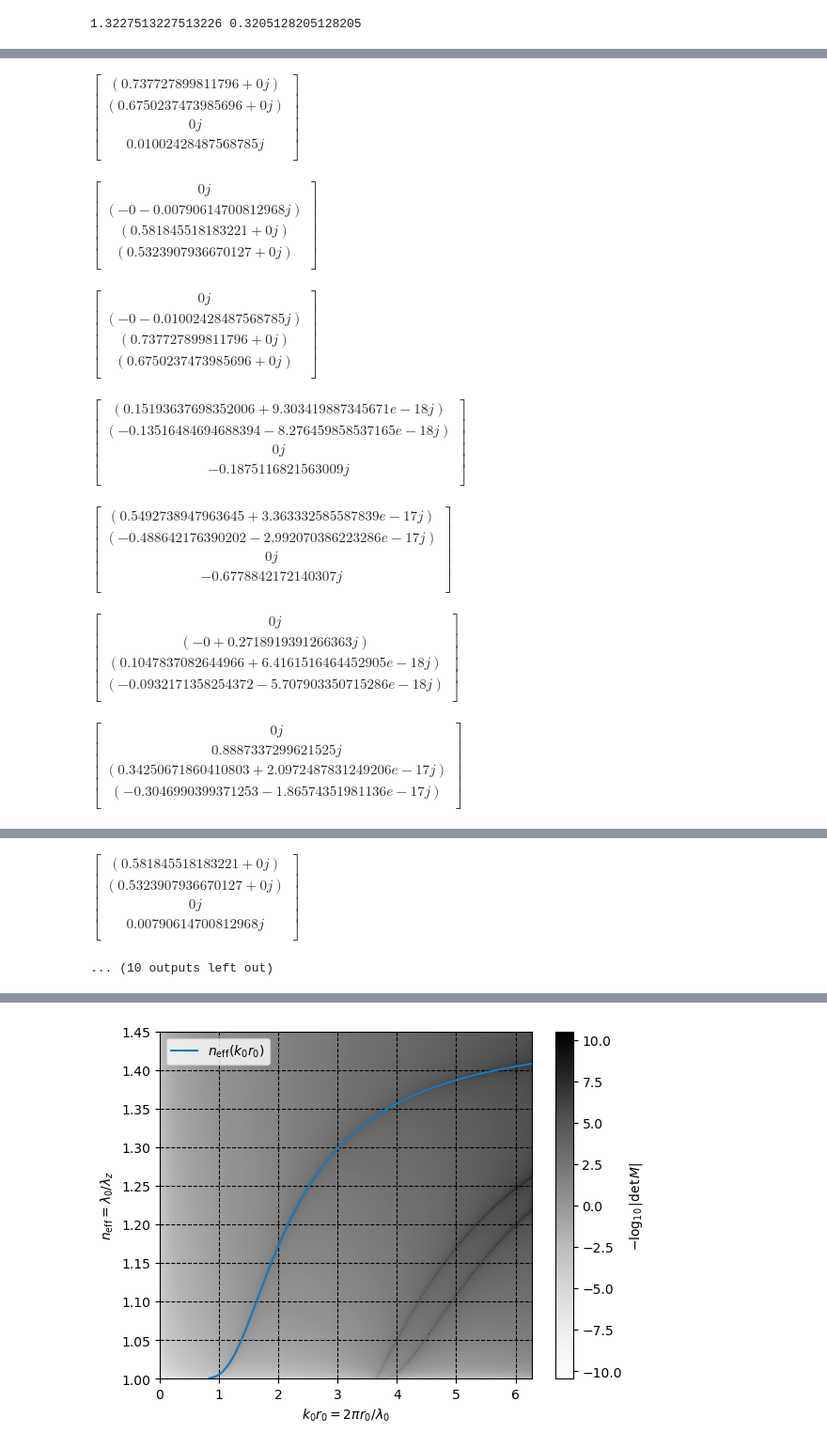
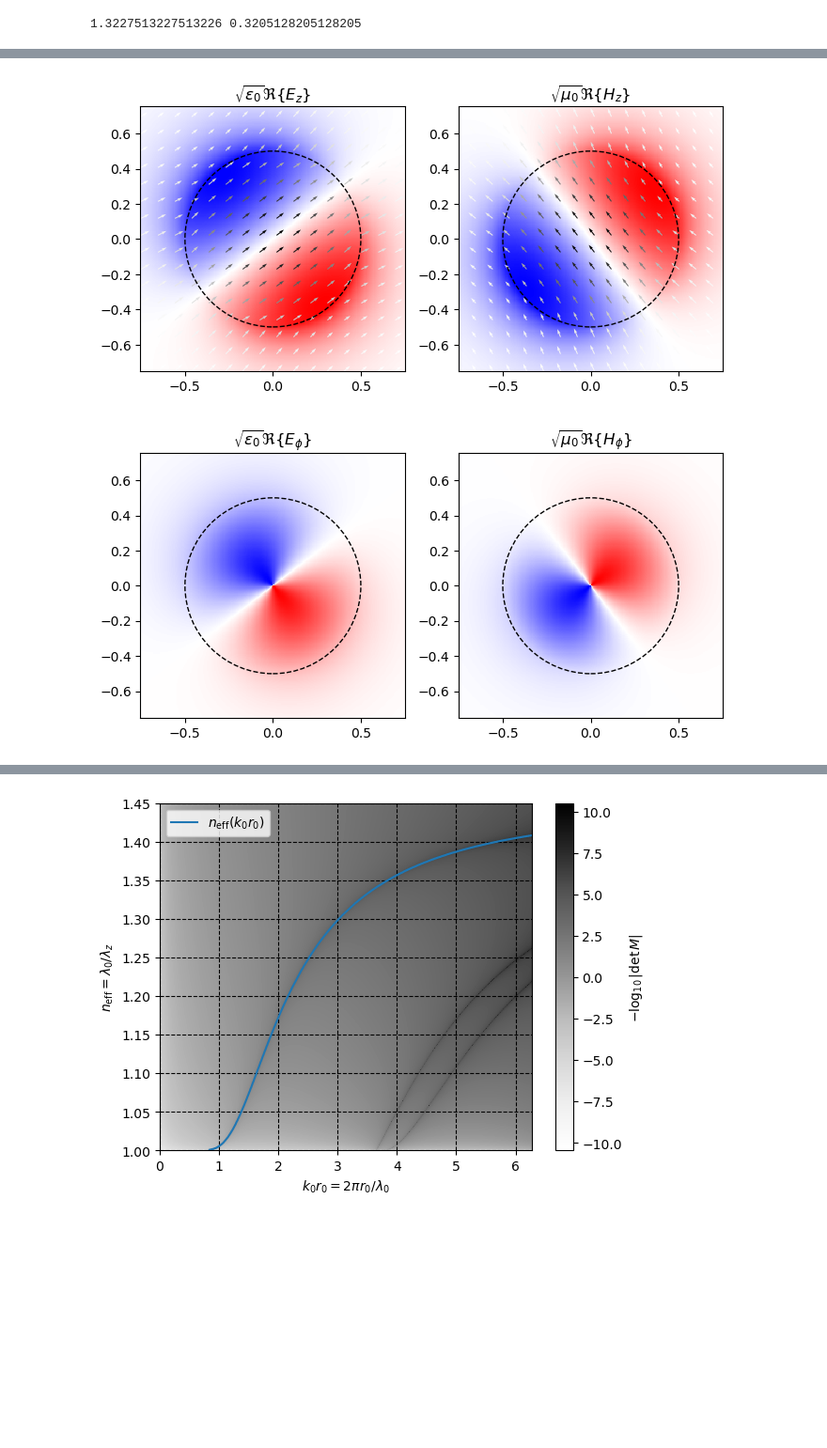
Before and after one commit to Sevastienn/ChiralForce-Fibre, a Jupyter notebook: cylinder/fields.ipynb, the cells around one changed output, grey strips where cells are left out. Shown at 94% size. Saved outputs shown, nothing was run; the diff lists cells and outputs as text; code cells hidden in the pictures; blank space fills up the shorter version.

```diff
--- a/cylinder/fields.ipynb
+++ b/cylinder/fields.ipynb
@@ -93,21 +83,22 @@ $\displaystyle \begin{bmatrix}(0.5600880335272697+0j)\\(1.0515249010133303+0j)\\
 # %%
-r0_per_λ0=.4
+r0_per_λ0=0.5
 λ0=250e-9
 r0=r0_per_λ0*λ0
 
 m=1.5*r0_per_λ0
-N=500
+N=250
 step=int(N/15)
 x=λ0*np.linspace(-m,m,int(N))
 y=λ0*np.linspace(-m,m,int(N))
-z=0
-X, Y = np.meshgrid(x, y)
+z=λ0*np.linspace(0,m,int(N/2))
+X, Y, Z = np.meshgrid(x, y, z)
+zix=50
 
 def em(F):
     return np.sqrt(np.abs(F[0])**2+np.abs(F[1])**2)
 
-E=fields.get_E(X,Y,z,λ0,r0)
-H=fields.get_H(X,Y,z,λ0,r0)
+E=fields.get_E(X,Y,Z,λ0,r0,ℓ=1,times_ϵ=False)
+H=fields.get_H(X,Y,Z,λ0,r0,ℓ=1)
 
 # fig, ax = plt.subplots(ncols=2,figsize=(8,3))
 # ax[0].axvline(x=r0/λ0, linestyle='--',color='black')
@@ -128,41 +119,39 @@ H=fields.get_H(X,Y,z,λ0,r0)
 
 fig, ax = plt.subplots(ncols=2,figsize=(8,4))
 # ax[0].pcolormesh(X/λ0,Y/λ0,np.real(E[2]),cmap='bwr')
-ax[0].pcolormesh(X/λ0,Y/λ0,np.real(E[2]),cmap='bwr')
+ax[0].pcolormesh(X[:,:,zix]/λ0,Y[:,:,zix]/λ0,np.real(E[2])[:,:,zix],cmap='bwr')
 # ax[0].pcolormesh(X[int(N/2-2):int(N/2+2),:]/λ0,Y[int(N/2-2):int(N/2+2),:]/λ0,np.real(E[2])[int(N/2-2):int(N/2+2),:],cmap='bwr')
-# ax[0].quiver(X[::step,::step]/λ0,Y[::step,::step]/λ0,np.real(E[0][::step,::step])/em(E)[::step,::step],np.real(E[1][::step,::step])/em(E)[::step,::step],em(E)[::step,::step],cmap='Greys')
-# circle=plt.Circle((0, 0), r0/λ0, color='black',fill=False,linestyle='--')
-# ax[0].add_artist(circle)
-# ax[0].set_ylim(-m,m)
+ax[0].quiver(X[::step,::step,zix]/λ0,Y[::step,::step,zix]/λ0,np.real(E[0][::step,::step,zix])/em(E)[::step,::step,zix],np.real(E[1][::step,::step,zix])/em(E)[::step,::step,zix],em(E)[::step,::step,zix],cmap='Greys')
+circle=plt.Circle((0, 0), r0/λ0, color='black',fill=False,linestyle='--')
+ax[0].add_artist(circle,)
 ax[0].set_aspect('equal')
-ax[0].set_title(r'$E$')
+ax[0].set_title(r'$\sqrt{\epsilon_0}\Re\{E_z\}$')
 
-ax[1].pcolormesh(X/λ0,Y/λ0,np.real(H[2]),cmap='bwr')
-# ax[1].quiver(X[::step,::step]/λ0,Y[::step,::step]/λ0,np.real(H[0][::step,::step])/em(H)[::step,::step],np.real(H[1][::step,::step])/em(H)[::step,::step],em(H)[::step,::step],cmap='Greys')
-# circle=plt.Circle((0, 0), r0/λ0, color='black',fill=False,linestyle='--')
-# ax[1].add_artist(circle)
+ax[1].pcolormesh(X[:,:,zix]/λ0,Y[:,:,zix]/λ0,np.real(H[2])[:,:,zix],cmap='bwr')
+ax[1].quiver(X[::step,::step,zix]/λ0,Y[::step,::step,zix]/λ0,np.real(H[0][::step,::step,zix])/em(H)[::step,::step,zix],np.real(H[1][::step,::step,zix])/em(H)[::step,::step,zix],em(H)[::step,::step,zix],cmap='Greys')
+circle=plt.Circle((0, 0), r0/λ0, color='black',fill=False,linestyle='--')
+ax[1].add_artist(circle)
 ax[1].set_aspect('equal')
-ax[1].set_title(r'$H$')
+ax[1].set_title(r'$\sqrt{\mu_0}\Re\{H_z\}$')
 
 plt.show()
 
 fig, ax = plt.subplots(ncols=2,figsize=(8,4))
 # ax[0].pcolormesh(X/λ0,Y/λ0,np.real(E[2]),cmap='bwr')
-ax[0].pcolormesh(X/λ0,Y/λ0,np.real(E[3]),cmap='bwr')
+ax[0].pcolormesh(X[:,:,zix]/λ0,Y[:,:,zix]/λ0,np.real(E[3])[:,:,zix],cmap='bwr')
 # ax[0].pcolormesh(X[int(N/2-2):int(N/2+2),:]/λ0,Y[int(N/2-2):int(N/2+2),:]/λ0,np.real(E[2])[int(N/2-2):int(N/2+2),:],cmap='bwr')
-# ax[0].quiver(X[::step,::step]/λ0,Y[::step,::step]/λ0,np.real(E[0][::step,::step])/em(E)[::step,::step],np.real(E[1][::step,::step])/em(E)[::step,::step],em(E)[::step,::step],cmap='Greys')
-# circle=plt.Circle((0, 0), r0/λ0, color='black',fill=False,linestyle='--')
-# ax[0].add_artist(circle)
-# ax[0].set_ylim(-m,m)
+# ax[0].quiver(X[::step,::step,zix]/λ0,Y[::step,::step,zix]/λ0,np.real(E[0][::step,::step,zix])/em(E)[::step,::step,zix],np.real(E[1][::step,::step,zix])/em(E)[::step,::step,zix],em(E)[::step,::step,zix],cmap='Greys')
+circle=plt.Circle((0, 0), r0/λ0, color='black',fill=False,linestyle='--')
+ax[0].add_artist(circle)
 ax[0].set_aspect('equal')
-ax[0].set_title(r'$E$')
+ax[0].set_title(r'$\sqrt{\epsilon_0}\Re\{E_\phi\}$')
 
-ax[1].pcolormesh(X/λ0,Y/λ0,np.real(H[3]),cmap='bwr')
-# ax[1].quiver(X[::step,::step]/λ0,Y[::step,::step]/λ0,np.real(H[0][::step,::step])/em(H)[::step,::step],np.real(H[1][::step,::step])/em(H)[::step,::step],em(H)[::step,::step],cmap='Greys')
-# circle=plt.Circle((0, 0), r0/λ0, color='black',fill=False,linestyle='--')
-# ax[1].add_artist(circle)
+ax[1].pcolormesh(X[:,:,zix]/λ0,Y[:,:,zix]/λ0,np.real(H[3])[:,:,zix],cmap='bwr')
+# ax[1].quiver(X[::step,::step,zix]/λ0,Y[::step,::step,zix]/λ0,np.real(H[0][::step,::step,zix])/em(H)[::step,::step,zix],np.real(H[1][::step,::step,zix])/em(H)[::step,::step,zix],em(H)[::step,::step,zix],cmap='Greys')
+circle=plt.Circle((0, 0), r0/λ0, color='black',fill=False,linestyle='--')
+ax[1].add_artist(circle)
 ax[1].set_aspect('equal')
-ax[1].set_title(r'$H$')
+ax[1].set_title(r'$\sqrt{\mu_0}\Re\{H_\phi\}$')
 
 plt.show()
 
@@ -172,19 +161,19 @@ plt.show()
 
 # fig, ax = plt.subplots(ncols=3,figsize=(12,8))
 
-# ax[0].quiver(X[::step,::step]/λ0,Y[::step,::step]/λ0,np.real(dWe[0][::step,::step])/em(dWe)[::step,::step],np.real(dWe[1][::step,::step])/em(dWe)[::step,::step],em(dWe)[::step,::step],cmap='Greys')
+# ax[0].quiver(X[::step,::step,zix]/λ0,Y[::step,::step,zix]/λ0,np.real(dWe[0][::step,::step,zix])/em(dWe)[::step,::step,zix],np.real(dWe[1][::step,::step,zix])/em(dWe)[::step,::step,zix],em(dWe)[::step,::step,zix],cmap='Greys')
 # circle=plt.Circle((0, 0), r0/λ0, color='black',fill=False,linestyle='--')
 # ax[0].add_artist(circle)
 # ax[0].set_aspect('equal')
 # ax[0].set_title(r'$\nabla |E|^2$')
 
-# ax[1].quiver(X[::step,::step]/λ0,Y[::step,::step]/λ0,np.real(dWm[0][::step,::step])/em(dWm)[::step,::step],np.real(dWm[1][::step,::step])/em(dWm)[::step,::step],em(dWm)[::step,::step],cmap='Greys')
+# ax[1].quiver(X[::step,::step,zix]/λ0,Y[::step,::step,zix]/λ0,np.real(dWm[0][::step,::step,zix])/em(dWm)[::step,::step,zix],np.real(dWm[1][::step,::step,zix])/em(dWm)[::step,::step,zix],em(dWm)[::step,::step,zix],cmap='Greys')
 # circle=plt.Circle((0, 0), r0/λ0, color='black',fill=False,linestyle='--')
 # ax[1].add_artist(circle)
 # ax[1].set_aspect('equal')
 # ax[1].set_title(r'$\nabla |H|^2$')
 
-# ax[2].quiver(X[::step,::step]/λ0,Y[::step,::step]/λ0,np.real(dWc[0][::step,::step])/em(dWc)[::step,::step],np.real(dWc[1][::step,::step])/em(dWc)[::step,::step],em(dWc)[::step,::step],cmap='Greys')
+# ax[2].quiver(X[::step,::step,zix]/λ0,Y[::step,::step,zix]/λ0,np.real(dWc[0][::step,::step,zix])/em(dWc)[::step,::step,zix],np.real(dWc[1][::step,::step,zix])/em(dWc)[::step,::step,zix],em(dWc)[::step,::step,zix],cmap='Greys')
 # circle=plt.Circle((0, 0), r0/λ0, color='black',fill=False,linestyle='--')
 # ax[2].add_artist(circle)
 # ax[2].set_aspect('equal')
@@ -198,19 +187,19 @@ plt.show()
 
 # fig, ax = plt.subplots(ncols=3,figsize=(12,8))
 
-# ax[0].quiver(X[::step,::step]/λ0,Y[::step,::step]/λ0,np.real(pe[0][::step,::step])/em(pe)[::step,::step],np.real(pe[1][::step,::step])/em(pe)[::step,::step],em(pe)[::step,::step],cmap='Greys')
+# ax[0].quiver(X[::step,::step,zix]/λ0,Y[::step,::step,zix]/λ0,np.real(pe[0][::step,::step,zix])/em(pe)[::step,::step,zix],np.real(pe[1][::step,::step,zix])/em(pe)[::step,::step,zix],em(pe)[::step,::step,zix],cmap='Greys')
 # circle=plt.Circle((0, 0), r0/λ0, color='black',fill=False,linestyle='--')
 # ax[0].add_artist(circle)
 # ax[0].set_aspect('equal')
 # ax[0].set_title(r'$\Im\{E^*\cdot(\nabla)E\}$')
 
-# ax[1].quiver(X[::step,::step]/λ0,Y[::step,::step]/λ0,np.real(pm[0][::step,::step])/em(pm)[::step,::step],np.real(pm[1][::step,::step])/em(pm)[::step,::step],em(pm)[::step,::step],cmap='Greys')
+# ax[1].quiver(X[::step,::step,zix]/λ0,Y[::step,::step,zix]/λ0,np.real(pm[0][::step,::step,zix])/em(pm)[::step,::step,zix],np.real(pm[1][::step,::step,zix])/em(pm)[::step,::step,zix],em(pm)[::step,::step,zix],cmap='Greys')
 # circle=plt.Circle((0, 0), r0/λ0, color='black',fill=False,linestyle='--')
 # ax[1].add_artist(circle)
 # ax[1].set_aspect('equal')
 # ax[1].set_title(r'$\Im\{H^*\cdot(\nabla)H\}$')
 
-# ax[2].quiver(X[::step,::step]/λ0,Y[::step,::step]/λ0,np.real(pc[0][::step,::step])/em(pc)[::step,::step],np.real(pc[1][::step,::step])/em(pc)[::step,::step],em(pc)[::step,::step],cmap='Greys')
+# ax[2].quiver(X[::step,::step,zix]/λ0,Y[::step,::step,zix]/λ0,np.real(pc[0][::step,::step,zix])/em(pc)[::step,::step,zix],np.real(pc[1][::step,::step,zix])/em(pc)[::step,::step,zix],em(pc)[::step,::step,zix],cmap='Greys')
 # circle=plt.Circle((0, 0), r0/λ0, color='black',fill=False,linestyle='--')
 # ax[2].add_artist(circle)
 # ax[2].set_aspect('equal')
@@ -220,7 +209,7 @@ plt.show()
 
 # fig, ax = plt.subplots()
 # ax.pcolormesh(X/r0,Y/r0,np.real(E[2]),cmap='bwr')
-# ax.quiver(X[::step,::step]/r0,Y[::step,::step]/r0,np.real(E[0][::step,::step])/5,np.real(E[1][::step,::step])/5,units='xy')
+# ax.quiver(X[::step,::step,zix]/r0,Y[::step,::step,zix]/r0,np.real(E[0][::step,::step,zix])/5,np.real(E[1][::step,::step,zix])/5,units='xy')
 # circle=plt.Circle((0, 0), 1, color='black',fill=False,linestyle='--')
 # ax.add_artist(circle)
 # ax.set_aspect('equal')
@@ -231,7 +217,0 @@ $\displaystyle \begin{bmatrix}(0.581845518183221+0j)\\(0.5323907936670127+0j)\\0
-$\displaystyle \begin{bmatrix}(0.737727899811796+0j)\\(0.6750237473985696+0j)\\0j\\0.01002428487568785j\\\end{bmatrix}$
-$\displaystyle \begin{bmatrix}0j\\(-0-0.00790614700812968j)\\(0.581845518183221+0j)\\(0.5323907936670127+0j)\\\end{bmatrix}$
-$\displaystyle \begin{bmatrix}0j\\(-0-0.01002428487568785j)\\(0.737727899811796+0j)\\(0.6750237473985696+0j)\\\end{bmatrix}$
-$\displaystyle \begin{bmatrix}(0.15193637698352006+9.303419887345671e-18j)\\(-0.13516484694688394-8.276459858537165e-18j)\\0j\\-0.1875116821563009j\\\end{bmatrix}$
-$\displaystyle \begin{bmatrix}(0.5492738947963645+3.363332585587839e-17j)\\(-0.488642176390202-2.992070386223286e-17j)\\0j\\-0.6778842172140307j\\\end{bmatrix}$
-$\displaystyle \begin{bmatrix}0j\\(-0+0.2718919391266363j)\\(0.1047837082644966+6.4161516464452905e-18j)\\(-0.0932171358254372-5.707903350715286e-18j)\\\end{bmatrix}$
-$\displaystyle \begin{bmatrix}0j\\0.8887337299621525j\\(0.34250671860410803+2.0972487831249206e-17j)\\(-0.3046990399371253-1.86574351981136e-17j)\\\end{bmatrix}$
@@ -240,2 +218,2 @@ $\displaystyle \begin{bmatrix}(0.581845518183221+0j)&0j&(0.15193637698352006+9.3
-$\displaystyle \begin{bmatrix}(0.581845518183221+0j)\\(0.5323907936670127+0j)\\0j\\0.00790614700812968j\\\end{bmatrix}$
-... (10 outputs left out)
+[figure, added]
+[figure, added]
```
Also changed, not shown: parts of 14 cells of this notebook, 1 other file.
